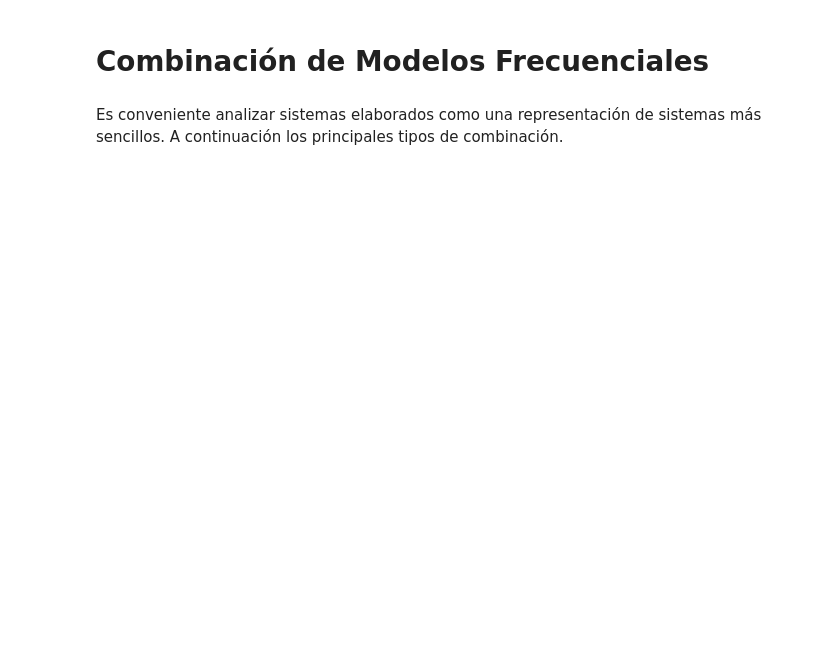
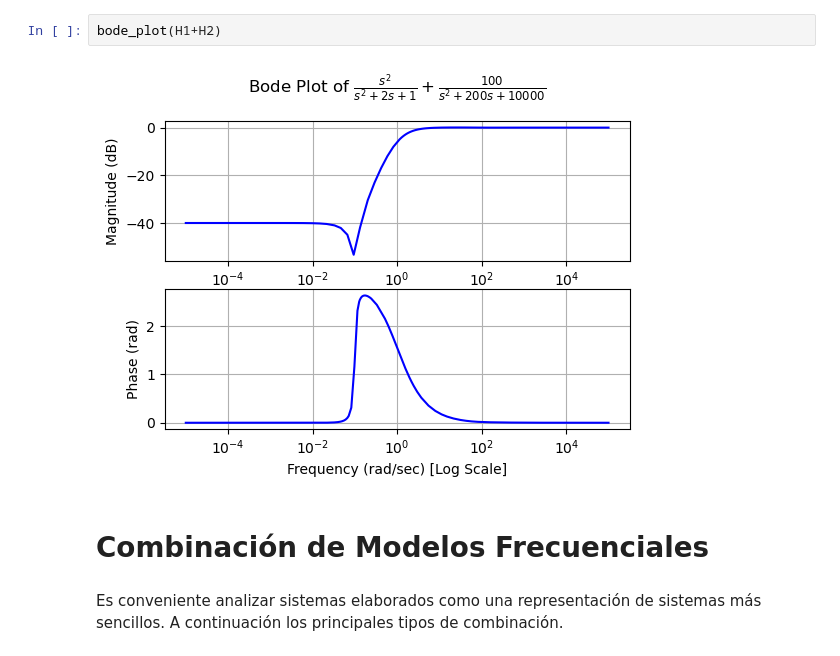
Before and after one commit to pierrediazp/Se-ales_y_Sistemas, a Jupyter notebook: 08_Combinaciones.ipynb, the cells around one changed output. Drawn from its saved outputs; the diff is of its cells as text; blank space fills up the shorter version.

```diff
--- a/08_Combinaciones.ipynb
+++ b/08_Combinaciones.ipynb
@@ -23,3 +40,7 @@ def db(x):
+# %%
+bode_plot(H1+H2)
+# %% [output]
+[figure, added]
 # %% [markdown]
 # Combinación de Modelos Frecuenciales
 # %% [markdown]
```
Also changed, not shown: parts of 10 cells of this notebook, 2 other files.
